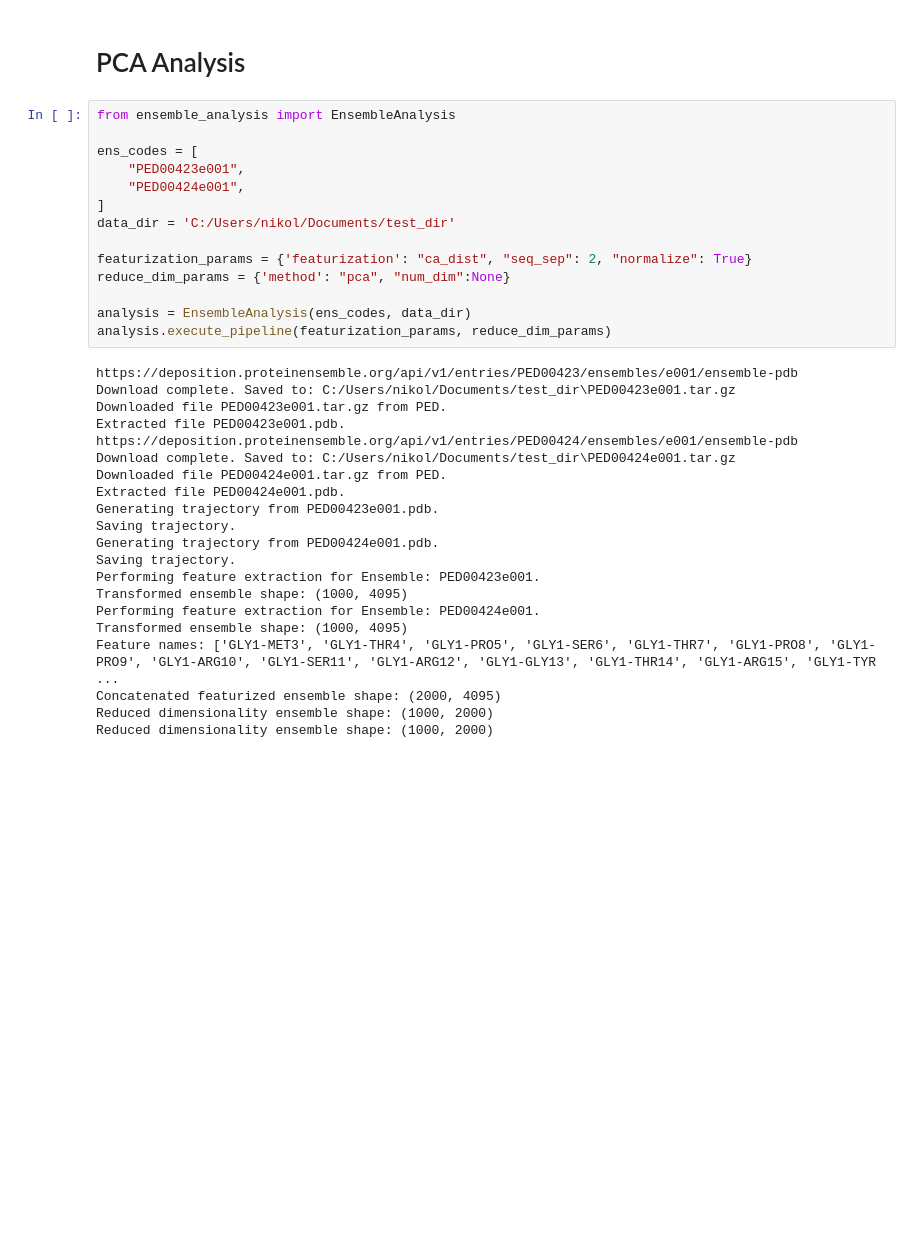
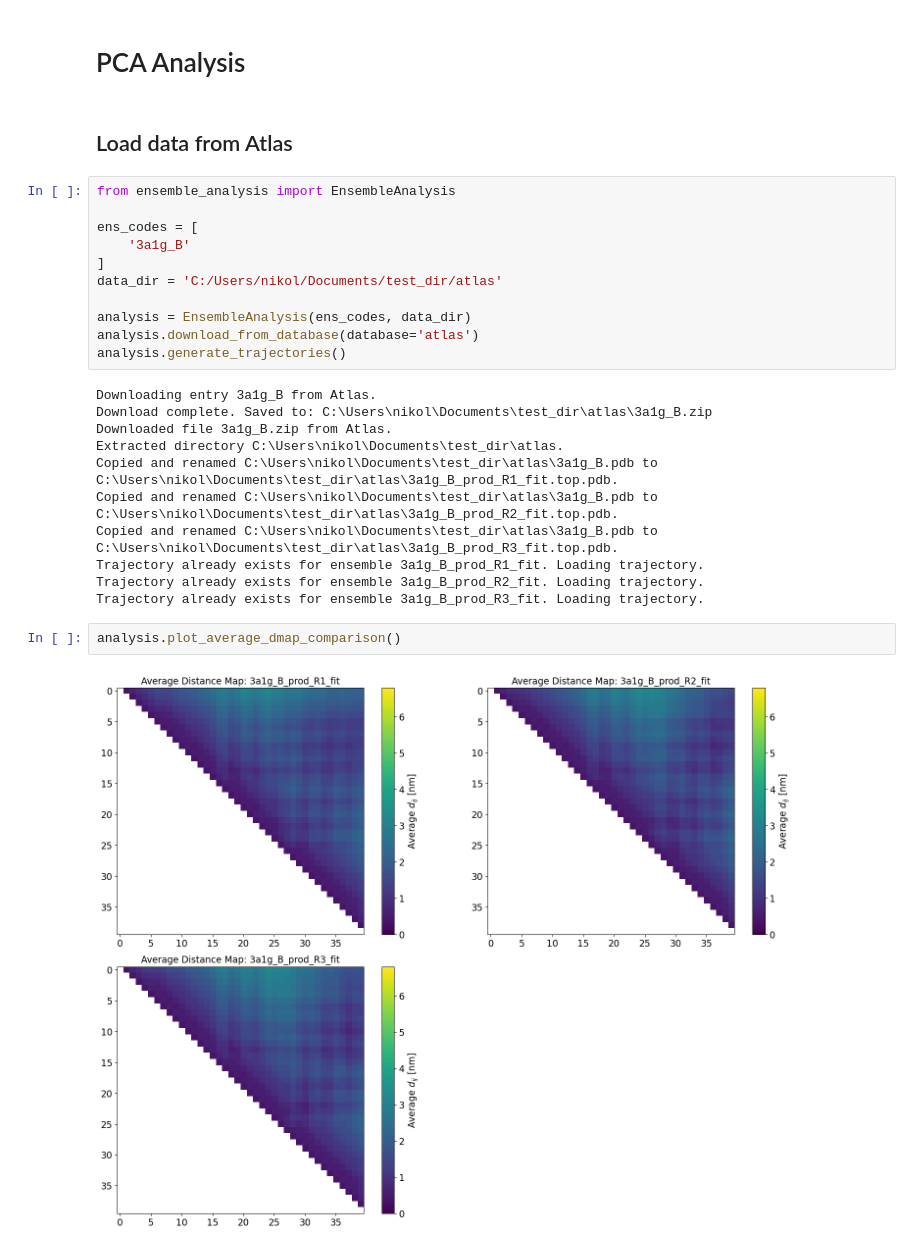
Before and after one commit to hamidrgh/EnsembleTools, a Jupyter notebook: refactored/pca_analysis.ipynb, the cells around one changed output. Cells and saved outputs as stored; diff of their text form; blank space fills up the shorter version.

```diff
--- a/refactored/pca_analysis.ipynb
+++ b/refactored/pca_analysis.ipynb
@@ -1,37 +1,30 @@
 # %% [markdown]
 # PCA Analysis
+# %% [markdown]
+## Load data from Atlas
 # %%
 from ensemble_analysis import EnsembleAnalysis
 
 ens_codes = [
-    "PED00423e001",
-    "PED00424e001",
+    '3a1g_B'
 ]
-data_dir = 'C:/Users/nikol/Documents/test_dir'
-
-featurization_params = {'featurization': "ca_dist", "seq_sep": 2, "normalize": True}
-reduce_dim_params = {'method': "pca", "num_dim":None}
+data_dir = 'C:/Users/nikol/Documents/test_dir/atlas'
 
 analysis = EnsembleAnalysis(ens_codes, data_dir)
-analysis.execute_pipeline(featurization_params, reduce_dim_params)
+analysis.download_from_database(database='atlas')
+analysis.generate_trajectories()
 # %% [output]
-https://deposition.proteinensemble.org/api/v1/entries/PED00423/ensembles/e001/ensemble-pdb
-Download complete. Saved to: C:/Users/nikol/Documents/test_dir\PED00423e001.tar.gz
-Downloaded file PED00423e001.tar.gz from PED.
-Extracted file PED00423e001.pdb.
-https://deposition.proteinensemble.org/api/v1/entries/PED00424/ensembles/e001/ensemble-pdb
-Download complete. Saved to: C:/Users/nikol/Documents/test_dir\PED00424e001.tar.gz
-Downloaded file PED00424e001.tar.gz from PED.
-Extracted file PED00424e001.pdb.
-Generating trajectory from PED00423e001.pdb.
-Saving trajectory.
-Generating trajectory from PED00424e001.pdb.
-Saving trajectory.
-Performing feature extraction for Ensemble: PED00423e001.
-Transformed ensemble shape: (1000, 4095)
-Performing feature extraction for Ensemble: PED00424e001.
-Transformed ensemble shape: (1000, 4095)
-Feature names: ['GLY1-MET3', 'GLY1-THR4', 'GLY1-PRO5', 'GLY1-SER6', 'GLY1-THR7', 'GLY1-PRO8', 'GLY1-PRO9', 'GLY1-ARG10', 'GLY1-SER11', 'GLY1-ARG12', 'GLY1-GLY13', 'GLY1-THR14', 'GLY1-ARG15', 'GLY1-TYR ...
-Concatenated featurized ensemble shape: (2000, 4095)
-Reduced dimensionality ensemble shape: (1000, 2000)
-Reduced dimensionality ensemble shape: (1000, 2000)
+Downloading entry 3a1g_B from Atlas.
+Download complete. Saved to: C:\Users\nikol\Documents\test_dir\atlas\3a1g_B.zip
+Downloaded file 3a1g_B.zip from Atlas.
+Extracted directory C:\Users\nikol\Documents\test_dir\atlas.
+Copied and renamed C:\Users\nikol\Documents\test_dir\atlas\3a1g_B.pdb to C:\Users\nikol\Documents\test_dir\atlas\3a1g_B_prod_R1_fit.top.pdb.
+Copied and renamed C:\Users\nikol\Documents\test_dir\atlas\3a1g_B.pdb to C:\Users\nikol\Documents\test_dir\atlas\3a1g_B_prod_R2_fit.top.pdb.
+Copied and renamed C:\Users\nikol\Documents\test_dir\atlas\3a1g_B.pdb to C:\Users\nikol\Documents\test_dir\atlas\3a1g_B_prod_R3_fit.top.pdb.
+Trajectory already exists for ensemble 3a1g_B_prod_R1_fit. Loading trajectory.
+Trajectory already exists for ensemble 3a1g_B_prod_R2_fit. Loading trajectory.
+Trajectory already exists for ensemble 3a1g_B_prod_R3_fit. Loading trajectory.
+# %%
+analysis.plot_average_dmap_comparison()
+# %% [output]
+[figure, added]
```
Also changed, not shown: parts of 15 cells of this notebook, 2 other files.
